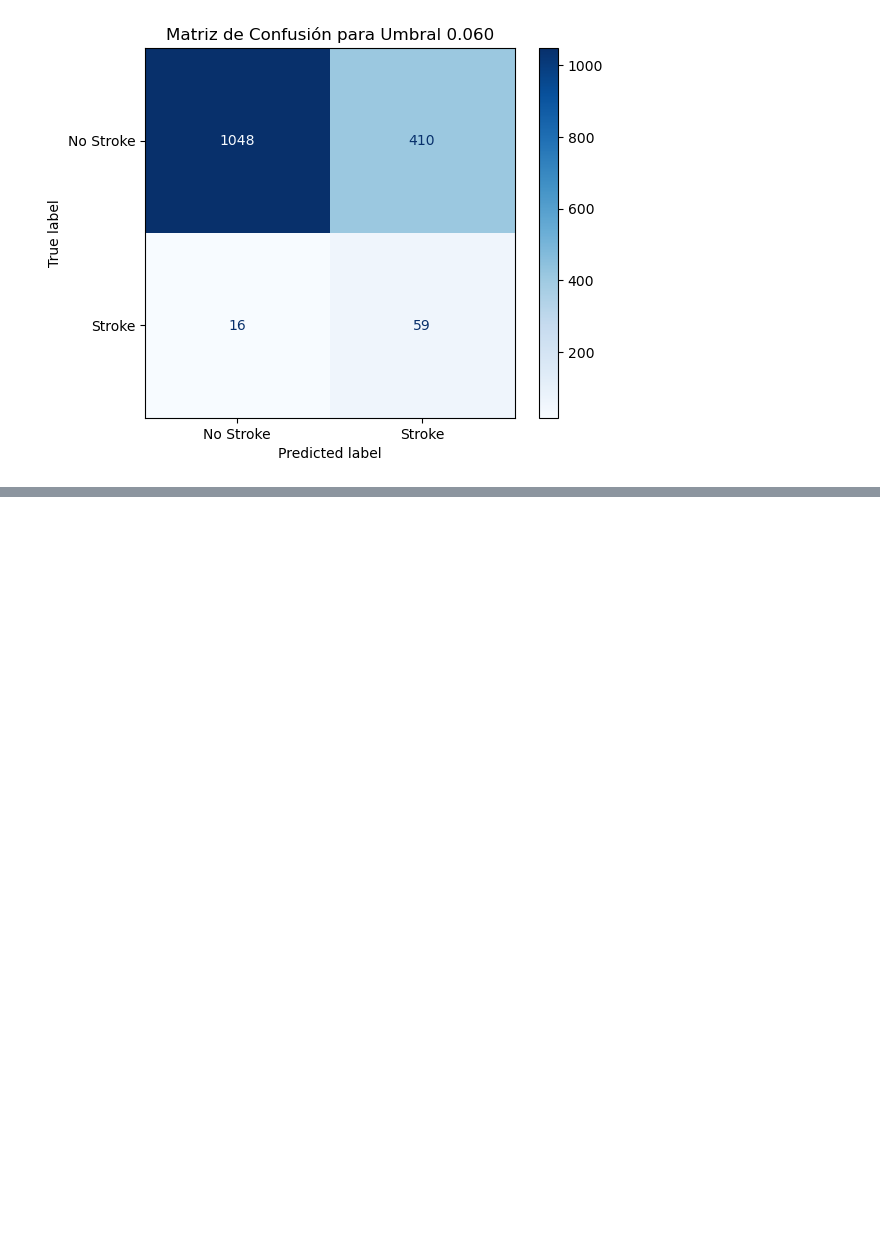
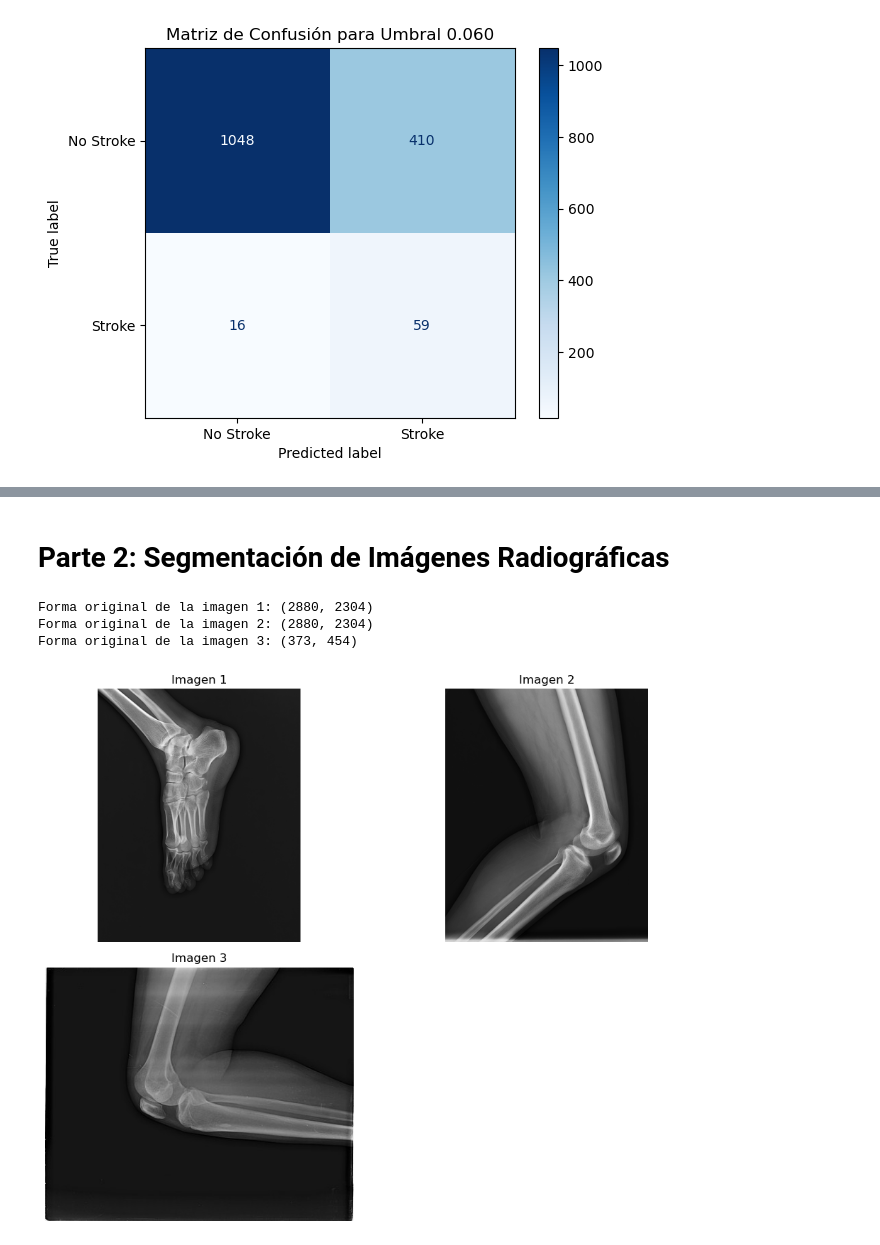
Before and after one commit to RisingNP/proyecto-4-probabilidad, a Jupyter notebook: Codigo.ipynb, the cells around one changed output, grey strips where cells are left out. Drawn from its saved outputs; the diff is of its cells as text; code cells hidden in the pictures; blank space fills up the shorter version.

```diff
--- a/Codigo.ipynb
+++ b/Codigo.ipynb
@@ -498 +500,42 @@ weighted avg       0.94      0.72      0.80      1533
 Elegir un umbral en la zona baja de la curva Precision–Recall (≈0.06) permite **evitar al máximo posible la clasificación errónea de pacientes con riesgo de ACV como “sin riesgo”**, cumpliendo con el requisito de minimizar falsos negativos, sin caer en el extremo de clasificar todo como “Stroke”. Este umbral y su desempeño quedan justificados para uso en el sistema de alerta clínica.
+# %% [markdown]
+<h1> Parte 2: Segmentación de Imágenes Radiográficas </h1>
+# %%
+# Crear figura con 2 filas y 2 columnas
+fig, axs = plt.subplots(2, 2, figsize=(10, 8))
+
+# Desactivar el subplot [1, 1] (inferior derecho) si solo tienes 3 imágenes
+axs[1, 1].axis('off')
+
+# Imagen 1
+img = imread('Radiografias/IMG0000185.jpg', as_gray=True)
+axs[0, 0].imshow(img, cmap='gray')
+axs[0, 0].set_title("Imagen 1")
+axs[0, 0].axis('off')
+img_array = np.array(img)
+print(f"Forma original de la imagen 1: {img_array.shape}")
+
+# Imagen 2
+img2 = imread('Radiografias/IMG0000245.jpg', as_gray=True)
+axs[0, 1].imshow(img2, cmap='gray')
+axs[0, 1].set_title("Imagen 2")
+axs[0, 1].axis('off')
+img2_array = np.array(img2)
+print(f"Forma original de la imagen 2: {img2_array.shape}")
+
+# Imagen 3
+img3 = imread('Radiografias/IMG0003784.jpg', as_gray=True)
+axs[1, 0].imshow(img3, cmap='gray')
+axs[1, 0].set_title("Imagen 3")
+axs[1, 0].axis('off')
+img3_array = np.array(img3)
+print(f"Forma original de la imagen 3: {img3_array.shape}")
+
+# Mostrar todo
+plt.tight_layout()
+plt.show()
+# %% [output]
+Forma original de la imagen 1: (2880, 2304)
+Forma original de la imagen 2: (2880, 2304)
+Forma original de la imagen 3: (373, 454)
+[figure, added]
```
Also changed, not shown: parts of 17 cells of this notebook, 2 other files.
